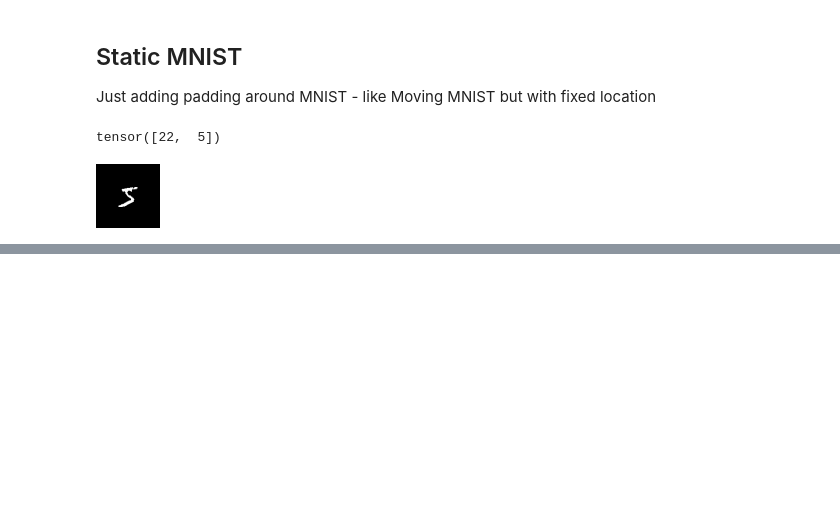
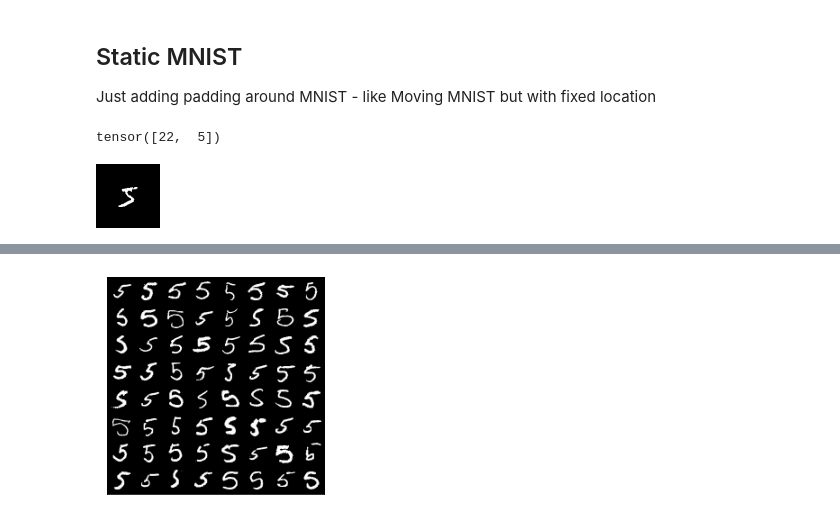
Before and after one commit to oliveradk/cult, a Jupyter notebook: 01a_core.datasets.moving_mnist.ipynb, the cells around one changed output, grey strips where cells are left out. Cells and saved outputs as stored; diff of their text form; code cells hidden in the pictures; blank space fills up the shorter version.

```diff
--- a/01a_core.datasets.moving_mnist.ipynb
+++ b/01a_core.datasets.moving_mnist.ipynb
@@ -273,0 +340,8 @@ fixed_mnist[0][0]
+# %%
+order_iter = iter(ordered_loader)
+for _ in range(500):
+    order_iter.next()
+batch, _label = order_iter.next()
+show_batch(batch)
+# %% [output]
+[figure, added]
```
Also changed, not shown: parts of 32 cells of this notebook, 2 other files.
